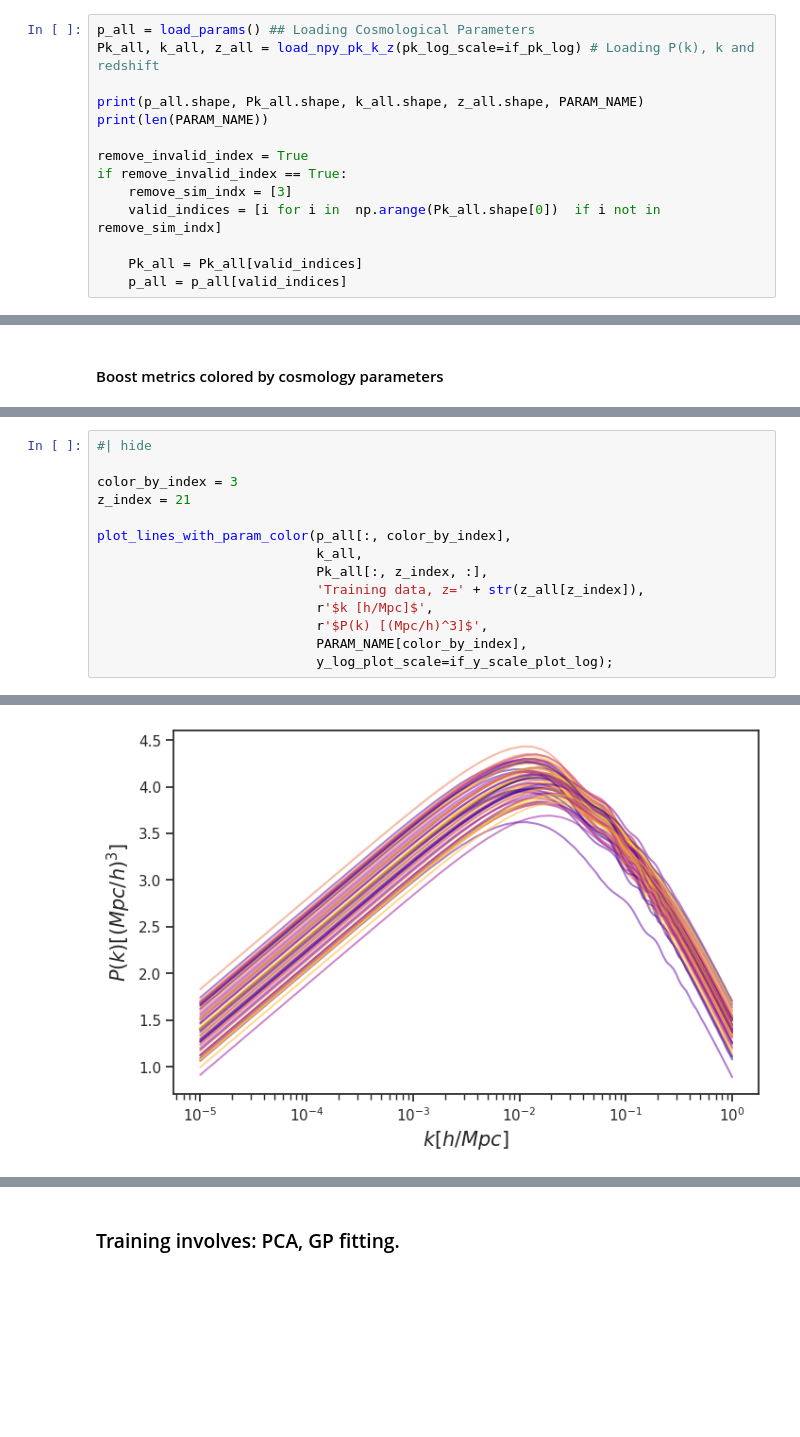
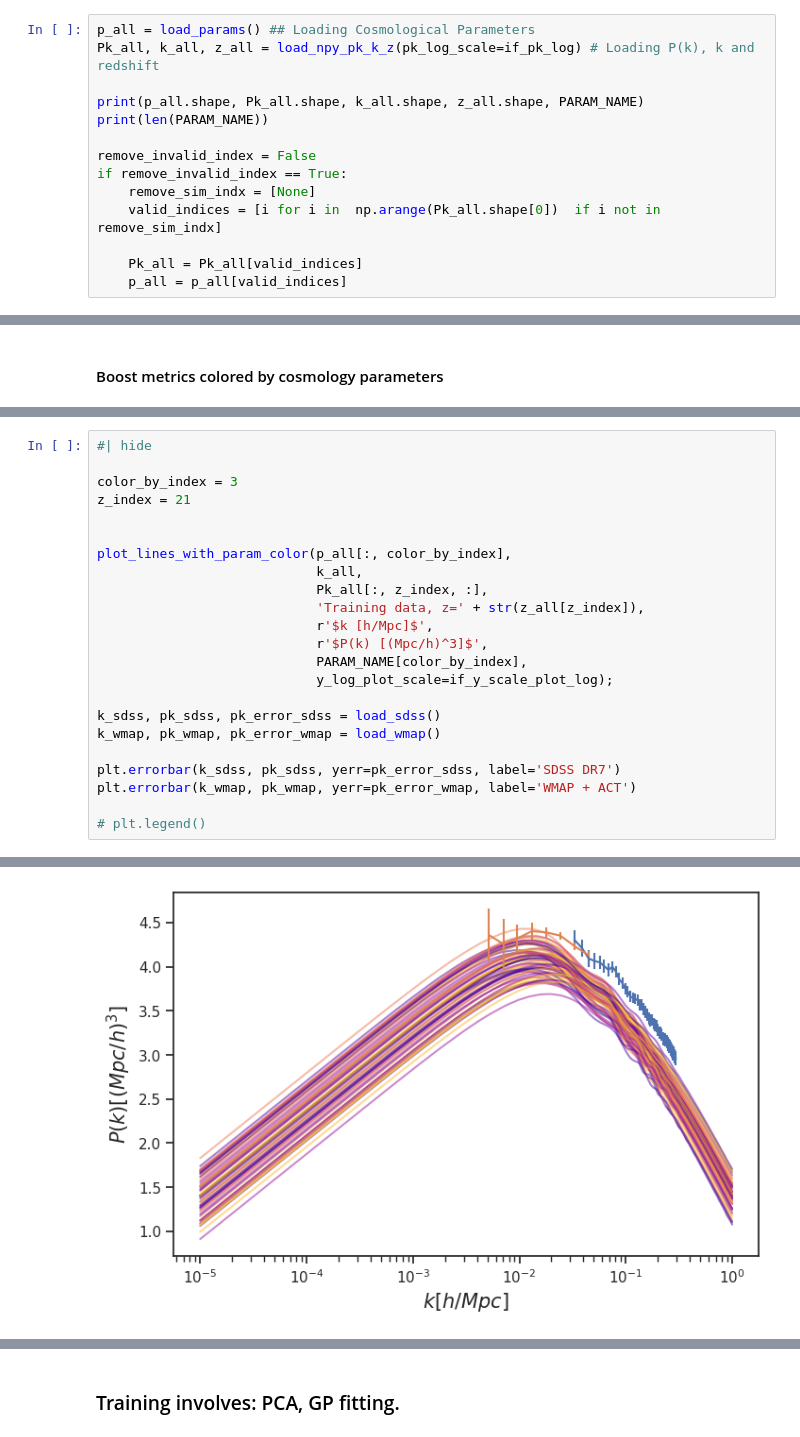
Before and after one commit to nesar/EarlyDarkEmu, a Jupyter notebook: nbs/index.ipynb, the cells around one changed output, grey strips where cells are left out. Drawn from its saved outputs; the diff is of its cells as text; blank space fills up the shorter version.

```diff
--- a/nbs/index.ipynb
+++ b/nbs/index.ipynb
@@ -53,9 +53,9 @@ Pk_all, k_all, z_all = load_npy_pk_k_z(pk_log_scale=if_pk_log) # Loading P(k), k
 print(p_all.shape, Pk_all.shape, k_all.shape, z_all.shape, PARAM_NAME)
 print(len(PARAM_NAME))
 
-remove_invalid_index = True
+remove_invalid_index = False
 if remove_invalid_index == True:
-    remove_sim_indx = [3]
+    remove_sim_indx = [None]
     valid_indices = [i for i in  np.arange(Pk_all.shape[0])  if i not in remove_sim_indx]
 
     Pk_all = Pk_all[valid_indices]
@@ -95,6 +95,7 @@ plot_lines_with_param_color(p_all[:, color_by_index],
 
 color_by_index = 3
 z_index = 21
+
 
 plot_lines_with_param_color(p_all[:, color_by_index],
                             k_all,
@@ -104,4 +105,12 @@ plot_lines_with_param_color(p_all[:, color_by_index],
                             r'$P(k) [(Mpc/h)^3]$',
                             PARAM_NAME[color_by_index],
                             y_log_plot_scale=if_y_scale_plot_log);
+
+k_sdss, pk_sdss, pk_error_sdss = load_sdss()
+k_wmap, pk_wmap, pk_error_wmap = load_wmap()
+
+plt.errorbar(k_sdss, pk_sdss, yerr=pk_error_sdss, label='SDSS DR7')
+plt.errorbar(k_wmap, pk_wmap, yerr=pk_error_wmap, label='WMAP + ACT')
+
+# plt.legend()
 # %% [output]
@@ -108,4 +118,4 @@ plot_lines_with_param_color(p_all[:, color_by_index],
-[figure, old version]
+[figure, new version]
 # %%
 #| hide
 
```
Also changed, not shown: parts of 12 cells of this notebook, 58 other files.
